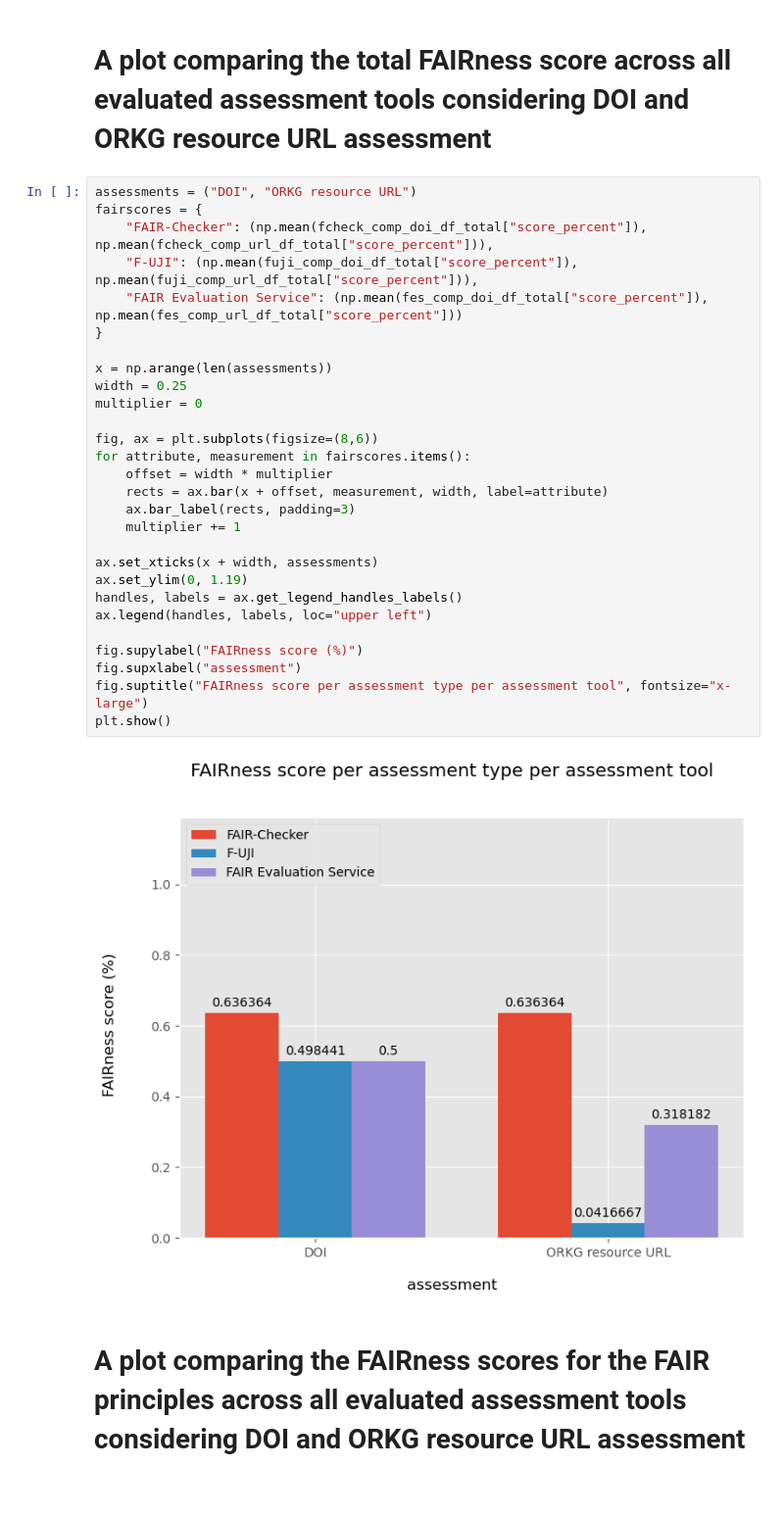
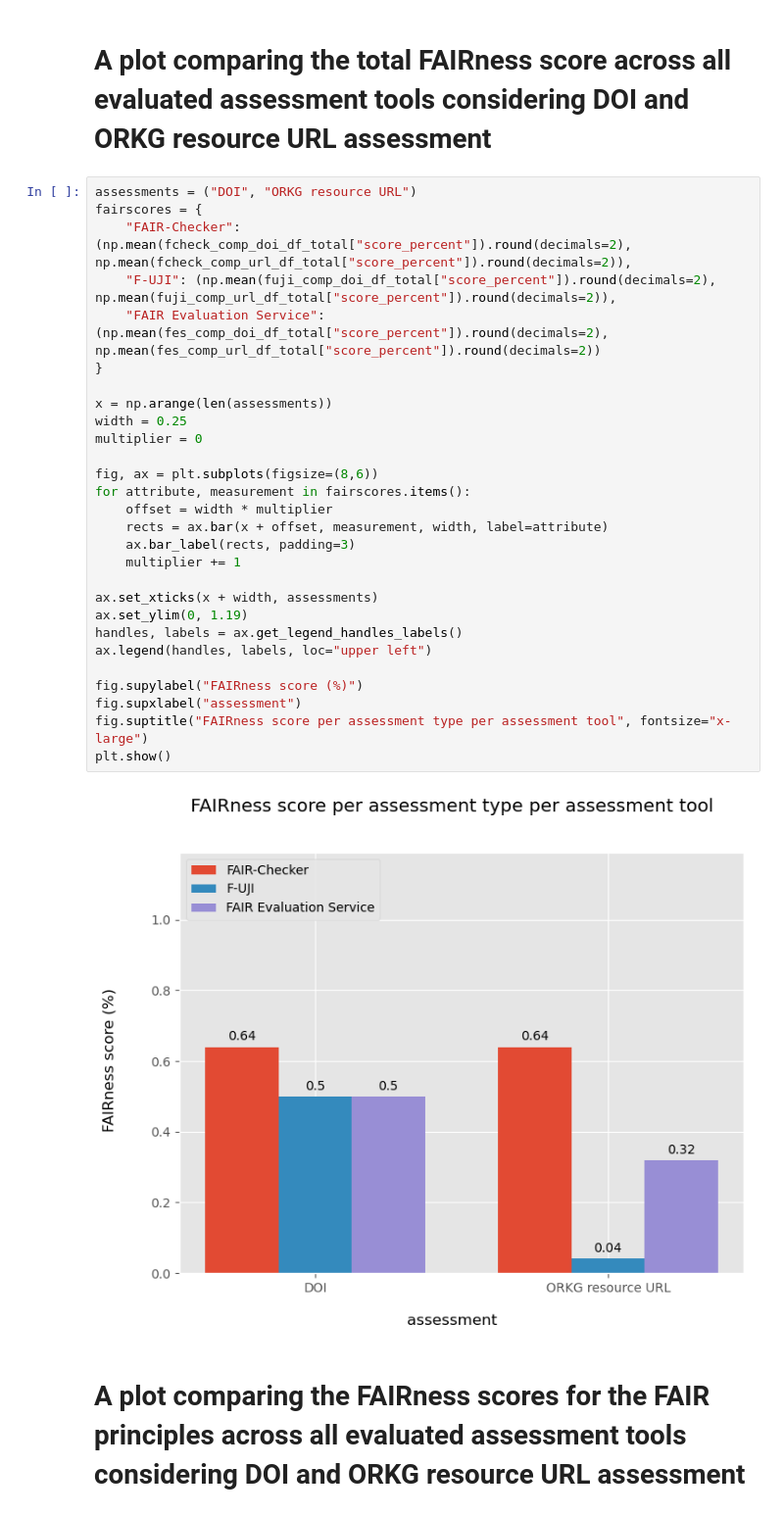
Before and after one commit to mwurzbacher/FAIRness-assessment-tools-evaluation-using-ORKG, a Jupyter notebook: Comparisons_graphs.ipynb, the cells around one changed output. Shown at 98% size. Cells and saved outputs as stored; diff of their text form.

Commit message:
minor fix on visualizations

```diff
--- a/Comparisons_graphs.ipynb
+++ b/Comparisons_graphs.ipynb
@@ -182,33 +182,33 @@ ________________________________________________________
 # %%
 assessments = ("DOI", "ORKG resource URL")
 fairscores = {
-    "FAIR-Checker": (np.mean(fcheck_comp_doi_df_total["score_percent"]), np.mean(fcheck_comp_url_df_total["score_percent"])),
-    "F-UJI": (np.mean(fuji_comp_doi_df_total["score_percent"]), np.mean(fuji_comp_url_df_total["score_percent"])),
-    "FAIR Evaluation Service": (np.mean(fes_comp_doi_df_total["score_percent"]), np.mean(fes_comp_url_df_total["score_percent"]))
+    "FAIR-Checker": (np.mean(fcheck_comp_doi_df_total["score_percent"]).round(decimals=2), np.mean(fcheck_comp_url_df_total["score_percent"]).round(decimals=2)),
+    "F-UJI": (np.mean(fuji_comp_doi_df_total["score_percent"]).round(decimals=2), np.mean(fuji_comp_url_df_total["score_percent"]).round(decimals=2)),
+    "FAIR Evaluation Service": (np.mean(fes_comp_doi_df_total["score_percent"]).round(decimals=2), np.mean(fes_comp_url_df_total["score_percent"]).round(decimals=2))
 }
 
 x = np.arange(len(assessments))
 width = 0.25
 multiplier = 0
 
 fig, ax = plt.subplots(figsize=(8,6))
 for attribute, measurement in fairscores.items():
     offset = width * multiplier
     rects = ax.bar(x + offset, measurement, width, label=attribute)
     ax.bar_label(rects, padding=3)
     multiplier += 1
 
 ax.set_xticks(x + width, assessments)
 ax.set_ylim(0, 1.19)
 handles, labels = ax.get_legend_handles_labels()
 ax.legend(handles, labels, loc="upper left")
 
 fig.supylabel("FAIRness score (%)")
 fig.supxlabel("assessment")
 fig.suptitle("FAIRness score per assessment type per assessment tool", fontsize="x-large")
 plt.show()
 # %% [output]
-[figure, old version]
+[figure, new version]
 # %% [markdown]
 # A plot comparing the FAIRness scores for the FAIR principles across all evaluated assessment tools considering DOI and ORKG resource URL assessment
 # %%
```
